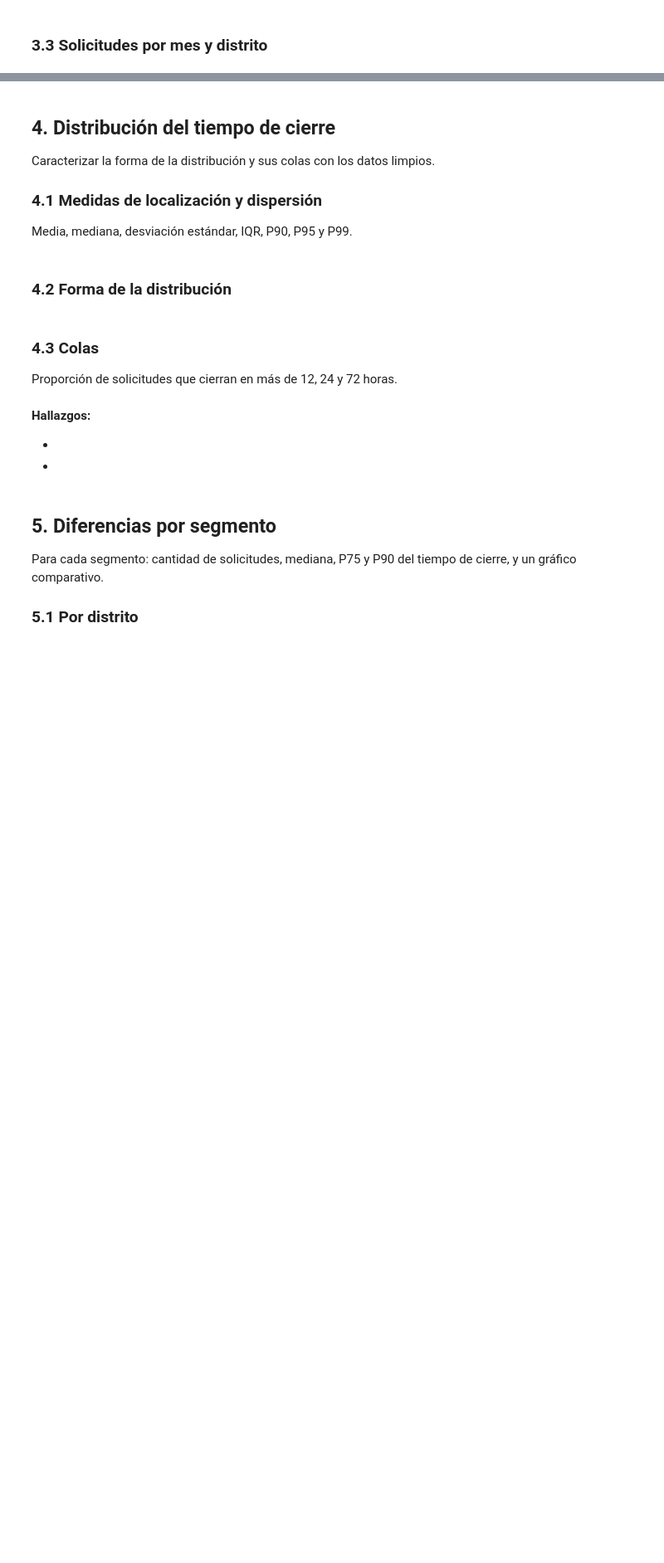
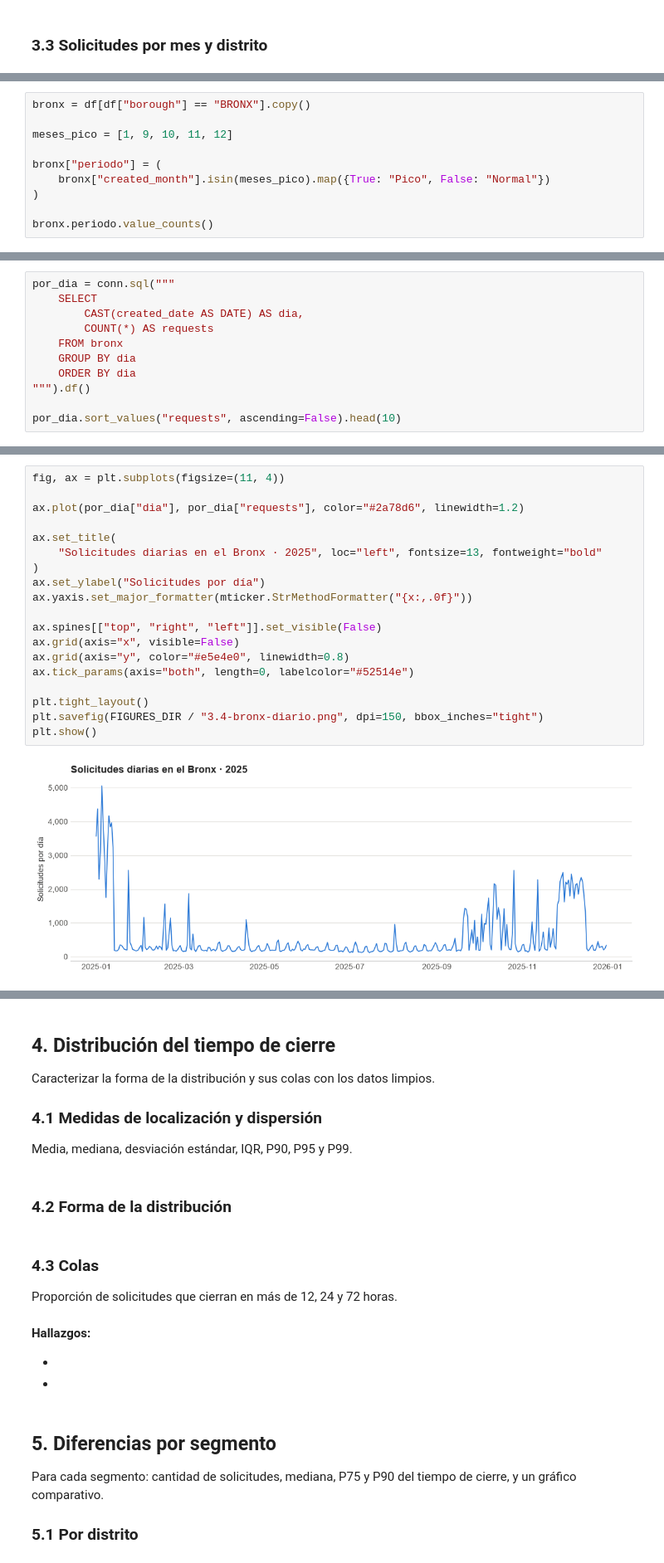
Before and after one commit to juniorejm/nyc311-operational-analytics, a Jupyter notebook: notebooks/1.0-jej-eda-tiempos-cierre.ipynb, the cells around one changed output, grey strips where cells are left out. Shown at 83% size. Saved outputs shown, nothing was run; the diff lists cells and outputs as text; blank space fills up the shorter version.

```diff
--- a/notebooks/1.0-jej-eda-tiempos-cierre.ipynb
+++ b/notebooks/1.0-jej-eda-tiempos-cierre.ipynb
@@ -369,0 +602,10 @@ Determinar si el volumen del Bronx en enero se concentra en pocos días, en poca
+# %%
+bronx = df[df["borough"] == "BRONX"].copy()
+
+meses_pico = [1, 9, 10, 11, 12]
+
+bronx["periodo"] = (
+    bronx["created_month"].isin(meses_pico).map({True: "Pico", False: "Normal"})
+)
+
+bronx.periodo.value_counts()
@@ -369,0 +617,11 @@ Determinar si el volumen del Bronx en enero se concentra en pocos días, en poca
+# %%
+por_dia = conn.sql("""
+    SELECT
+        CAST(created_date AS DATE) AS dia,
+        COUNT(*) AS requests
+    FROM bronx
+    GROUP BY dia
+    ORDER BY dia
+""").df()
+
+por_dia.sort_values("requests", ascending=False).head(10)
@@ -369,0 +640,21 @@ Determinar si el volumen del Bronx en enero se concentra en pocos días, en poca
+# %%
+fig, ax = plt.subplots(figsize=(11, 4))
+
+ax.plot(por_dia["dia"], por_dia["requests"], color="#2a78d6", linewidth=1.2)
+
+ax.set_title(
+    "Solicitudes diarias en el Bronx · 2025", loc="left", fontsize=13, fontweight="bold"
+)
+ax.set_ylabel("Solicitudes por día")
+ax.yaxis.set_major_formatter(mticker.StrMethodFormatter("{x:,.0f}"))
+
+ax.spines[["top", "right", "left"]].set_visible(False)
+ax.grid(axis="x", visible=False)
+ax.grid(axis="y", color="#e5e4e0", linewidth=0.8)
+ax.tick_params(axis="both", length=0, labelcolor="#52514e")
+
+plt.tight_layout()
+plt.savefig(FIGURES_DIR / "3.4-bronx-diario.png", dpi=150, bbox_inches="tight")
+plt.show()
+# %% [output]
+[figure, added]
```
Also changed, not shown: parts of 29 cells of this notebook.
